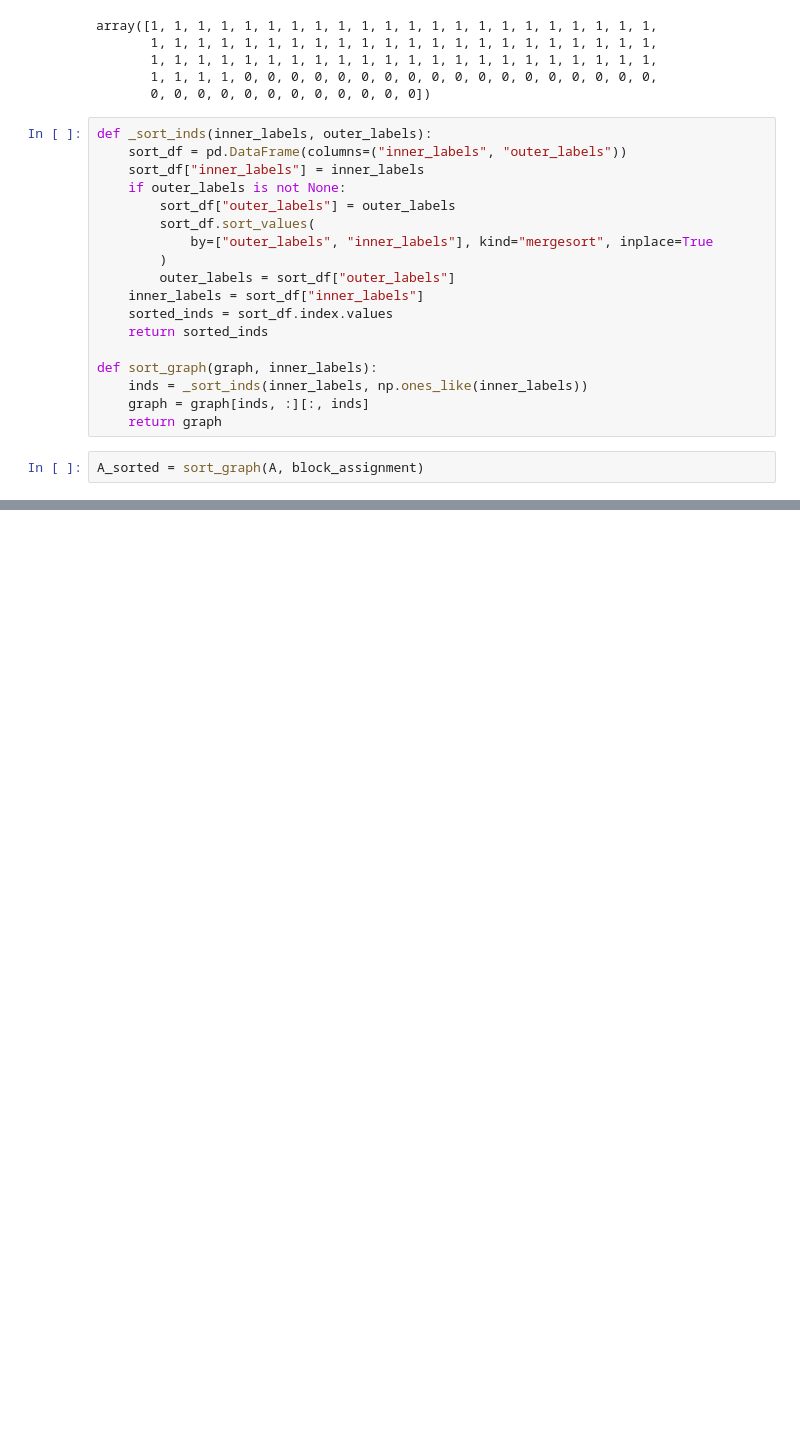
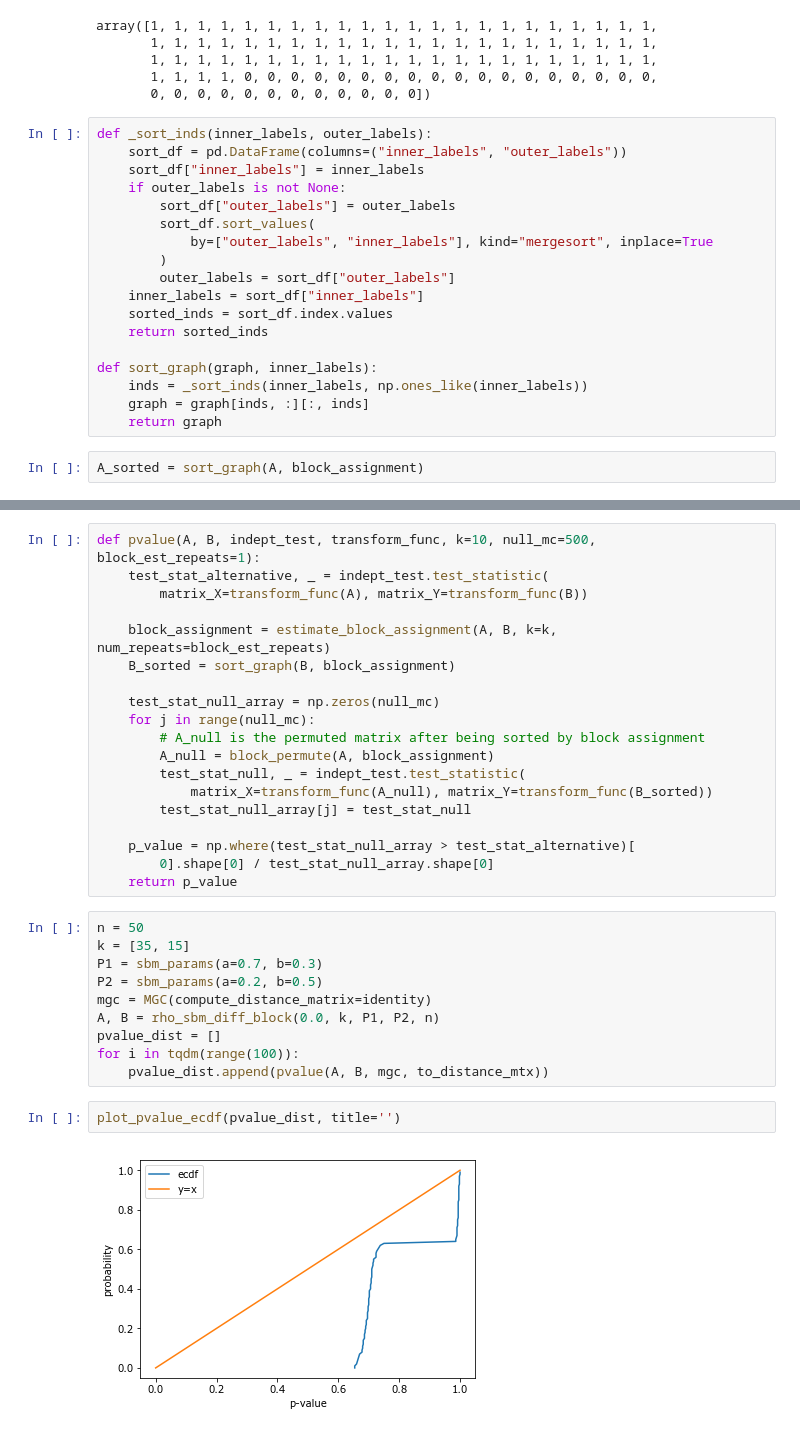
Before and after one commit to junhaobearxiong/graph_independence_test, a Jupyter notebook: notebooks/2019-04-01_simulation_permute_edges.ipynb, the cells around one changed output, grey strips where cells are left out. Cells and saved outputs as stored; diff of their text form; blank space fills up the shorter version.

```diff
--- a/notebooks/2019-04-01_simulation_permute_edges.ipynb
+++ b/notebooks/2019-04-01_simulation_permute_edges.ipynb
@@ -224,0 +261,33 @@ power_sbm
+# %%
+def pvalue(A, B, indept_test, transform_func, k=10, null_mc=500, block_est_repeats=1):
+    test_stat_alternative, _ = indept_test.test_statistic(
+        matrix_X=transform_func(A), matrix_Y=transform_func(B))
+
+    block_assignment = estimate_block_assignment(A, B, k=k, num_repeats=block_est_repeats)
+    B_sorted = sort_graph(B, block_assignment)
+
+    test_stat_null_array = np.zeros(null_mc)
+    for j in range(null_mc):
+        # A_null is the permuted matrix after being sorted by block assignment
+        A_null = block_permute(A, block_assignment)
+        test_stat_null, _ = indept_test.test_statistic(
+            matrix_X=transform_func(A_null), matrix_Y=transform_func(B_sorted))
+        test_stat_null_array[j] = test_stat_null
+
+    p_value = np.where(test_stat_null_array > test_stat_alternative)[
+        0].shape[0] / test_stat_null_array.shape[0]
+    return p_value
+# %%
+n = 50
+k = [35, 15]
+P1 = sbm_params(a=0.7, b=0.3)
+P2 = sbm_params(a=0.2, b=0.5)
+mgc = MGC(compute_distance_matrix=identity)
+A, B = rho_sbm_diff_block(0.0, k, P1, P2, n)
+pvalue_dist = []
+for i in tqdm(range(100)):
+    pvalue_dist.append(pvalue(A, B, mgc, to_distance_mtx))
+# %%
+plot_pvalue_ecdf(pvalue_dist, title='')
+# %% [output]
+[figure, added]
```
Also changed, not shown: parts of 13 cells of this notebook, 3 other files.
